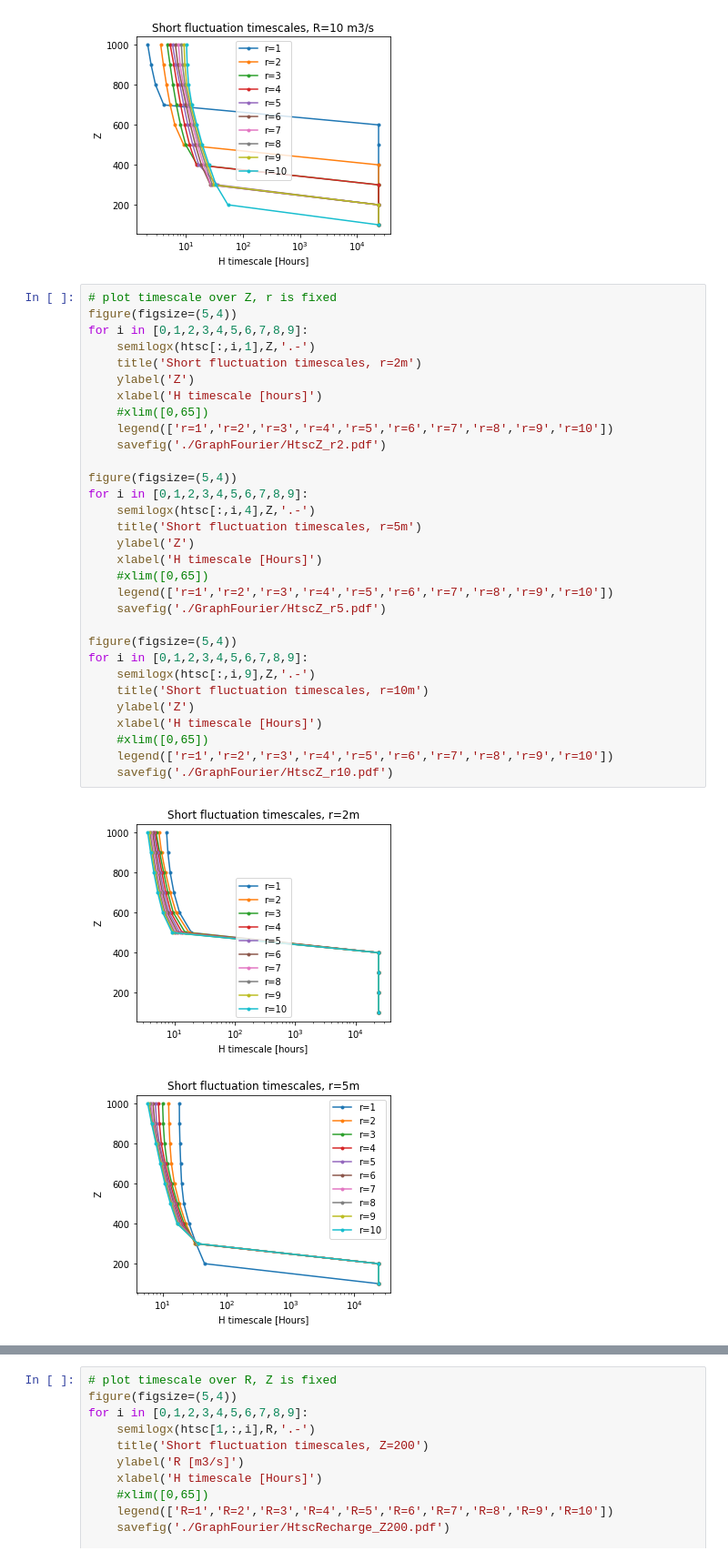
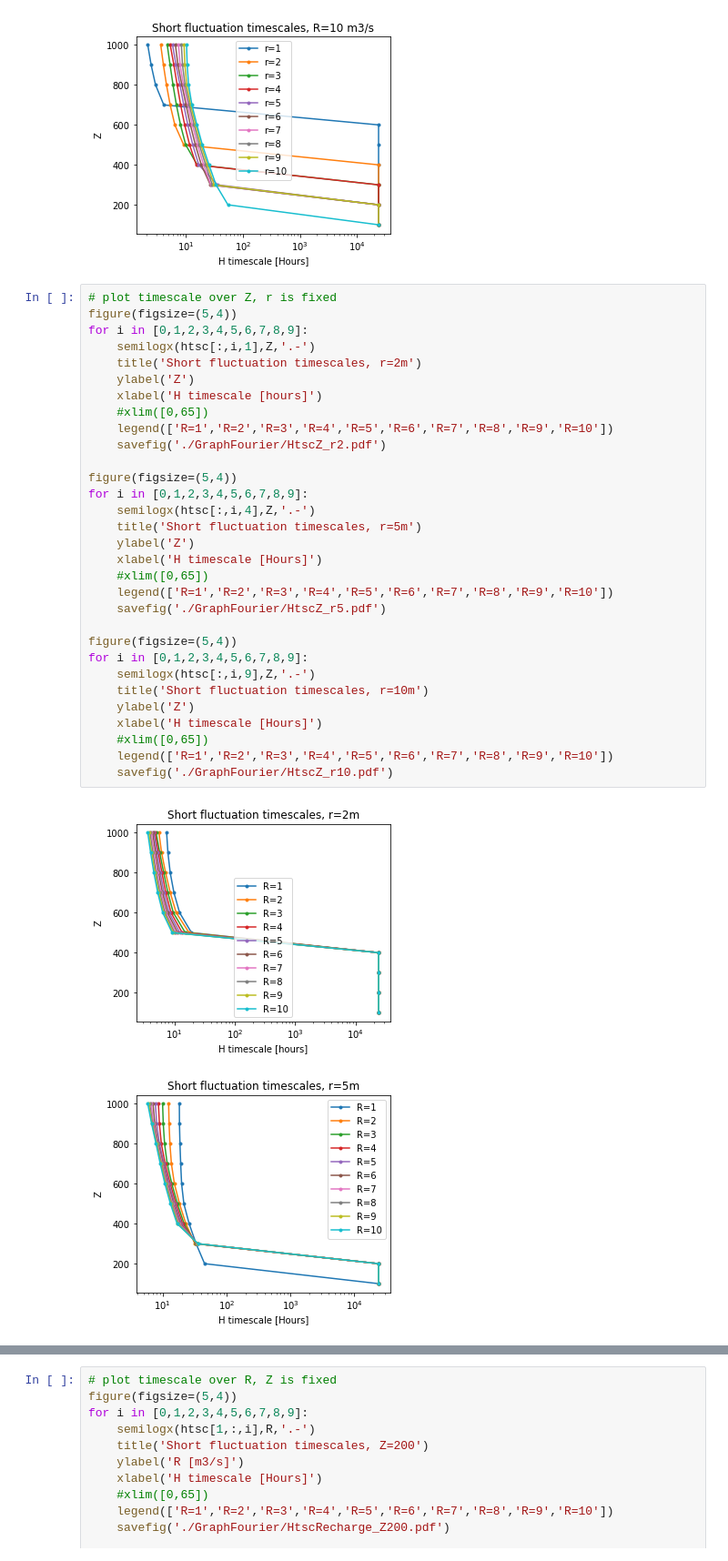
Before and after one commit to cctrunz/mathmodelling, a Jupyter notebook: MoulinCreepModel_Celia/MoulinsCreep_Fourier.ipynb, the cells around one changed output, grey strips where cells are left out. Shown: that part at 91% size. Cells and saved outputs as stored; diff of their text form.

```diff
--- a/MoulinCreepModel_Celia/MoulinsCreep_Fourier.ipynb
+++ b/MoulinCreepModel_Celia/MoulinsCreep_Fourier.ipynb
@@ -123,34 +123,34 @@ for i in [0,1,2,3,4,5,6,7,8,9]:
 # %%
 # plot timescale over Z, r is fixed
 figure(figsize=(5,4))
 for i in [0,1,2,3,4,5,6,7,8,9]:
     semilogx(htsc[:,i,1],Z,'.-')
     title('Short fluctuation timescales, r=2m')
     ylabel('Z')
     xlabel('H timescale [hours]')
     #xlim([0,65])
-    legend(['r=1','r=2','r=3','r=4','r=5','r=6','r=7','r=8','r=9','r=10'])
+    legend(['R=1','R=2','R=3','R=4','R=5','R=6','R=7','R=8','R=9','R=10'])
     savefig('./GraphFourier/HtscZ_r2.pdf')
 
 figure(figsize=(5,4))
 for i in [0,1,2,3,4,5,6,7,8,9]:
     semilogx(htsc[:,i,4],Z,'.-')
     title('Short fluctuation timescales, r=5m')
     ylabel('Z')
     xlabel('H timescale [Hours]')
     #xlim([0,65])
-    legend(['r=1','r=2','r=3','r=4','r=5','r=6','r=7','r=8','r=9','r=10'])
+    legend(['R=1','R=2','R=3','R=4','R=5','R=6','R=7','R=8','R=9','R=10'])
     savefig('./GraphFourier/HtscZ_r5.pdf')
 
 figure(figsize=(5,4))
 for i in [0,1,2,3,4,5,6,7,8,9]:
     semilogx(htsc[:,i,9],Z,'.-')
     title('Short fluctuation timescales, r=10m')
     ylabel('Z')
     xlabel('H timescale [Hours]')
     #xlim([0,65])
-    legend(['r=1','r=2','r=3','r=4','r=5','r=6','r=7','r=8','r=9','r=10'])
+    legend(['R=1','R=2','R=3','R=4','R=5','R=6','R=7','R=8','R=9','R=10'])
     savefig('./GraphFourier/HtscZ_r10.pdf')
 # %% [output]
 [figure]
-[figure, old version]
+[figure, new version]
```
Also changed, not shown: parts of 1 cell of this notebook, 17 other files.
